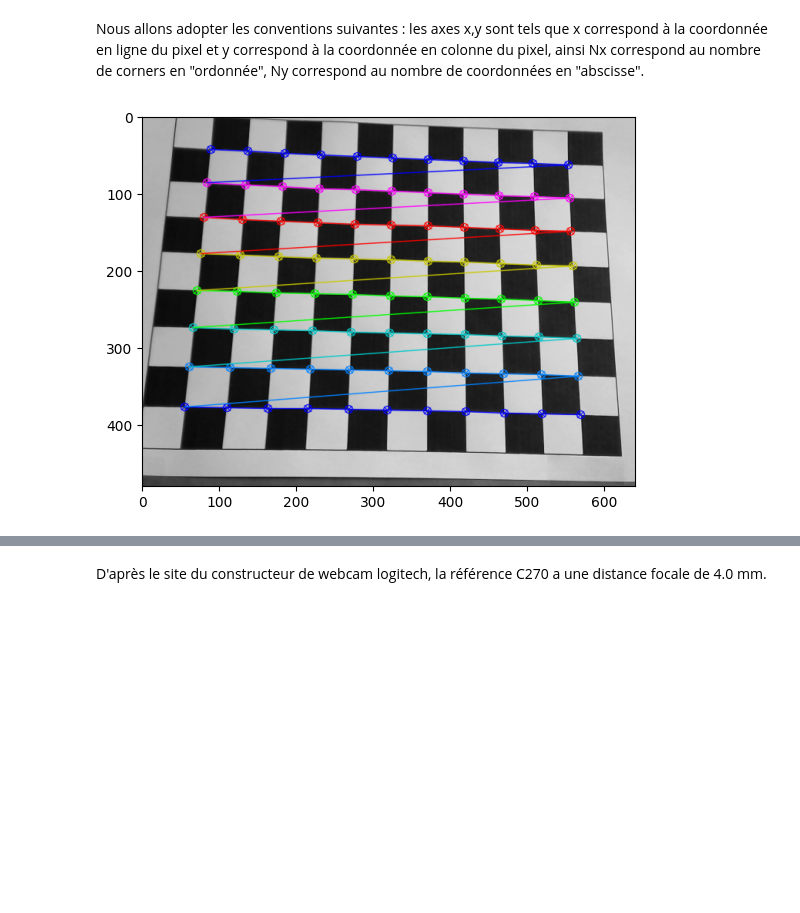
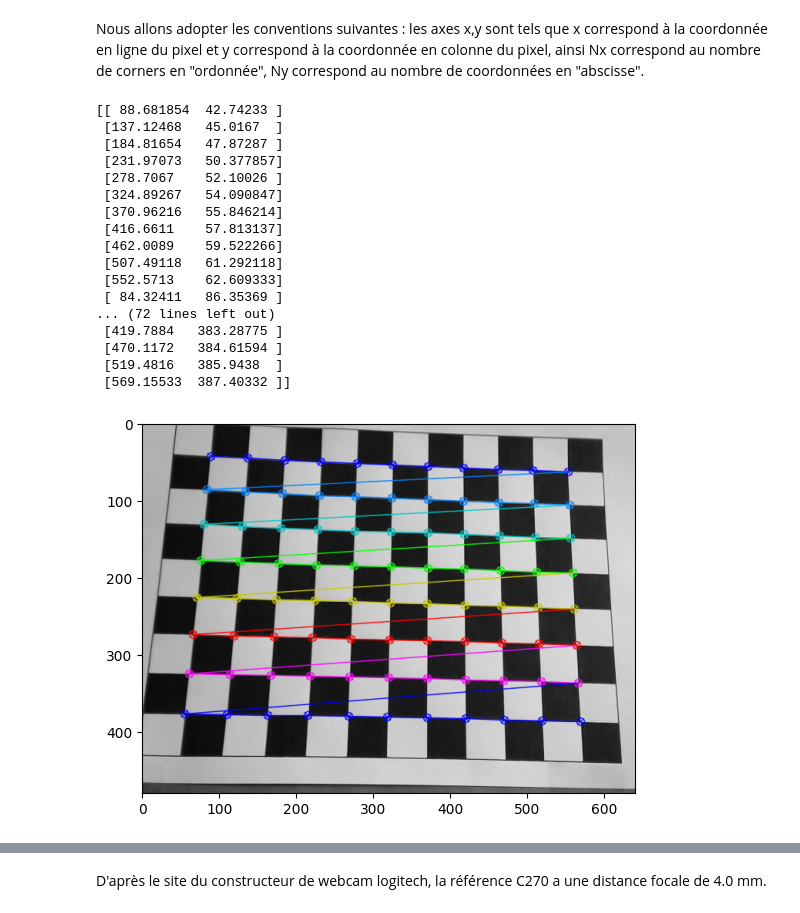
Before and after one commit to blouxongit/tp_calibrage, a Jupyter notebook: src/calibrage.ipynb, the cells around one changed output, grey strips where cells are left out. Saved outputs shown, nothing was run; the diff lists cells and outputs as text; code cells hidden in the pictures; blank space fills up the shorter version.

Commit message:
Modification orientation repère image, résultats bons

```diff
--- a/src/calibrage.ipynb
+++ b/src/calibrage.ipynb
@@ -9,18 +9,38 @@ Nous allons adopter les conventions suivantes : les axes x,y sont tels que x cor
 # %%
 cnt = 1
 ny = 11
 nx = 8
 coord_px = []
 for image in images:
     ret, corners = cv2.findChessboardCorners(image, (ny, nx))
-    cv2.drawChessboardCorners(image, (ny, nx), corners, ret)
     result_name = '../data/board_corners_draw'+str(cnt)+'.jpg'
-    cv2.imwrite(result_name, image)
+    corners_fliped = np.fliplr(np.flip(np.squeeze(corners)))
+    coord_px.append(corners_fliped)
+    cv2.drawChessboardCorners(image, (ny, nx), corners_fliped, ret)
     if cnt == 1:
         plt.imshow(image)
-    coord_px.append(np.flip(np.squeeze(corners)))
+    cv2.imwrite(result_name, image)
     cnt += 1
+print(coord_px[0])
+
 coord_px = np.concatenate((coord_px[0], coord_px[1]))
 # %% [output]
+[[ 88.681854  42.74233 ]
+ [137.12468   45.0167  ]
+ [184.81654   47.87287 ]
+ [231.97073   50.377857]
+ [278.7067    52.10026 ]
+ [324.89267   54.090847]
+ [370.96216   55.846214]
+ [416.6611    57.813137]
+ [462.0089    59.522266]
+ [507.49118   61.292118]
+ [552.5713    62.609333]
+ [ 84.32411   86.35369 ]
+... (72 lines left out)
+ [419.7884   383.28775 ]
+ [470.1172   384.61594 ]
+ [519.4816   385.9438  ]
+ [569.15533  387.40332 ]]
-[figure, old version]
+[figure, new version]
 # %%
```
Also changed, not shown: parts of 13 cells of this notebook, 2 other files.
